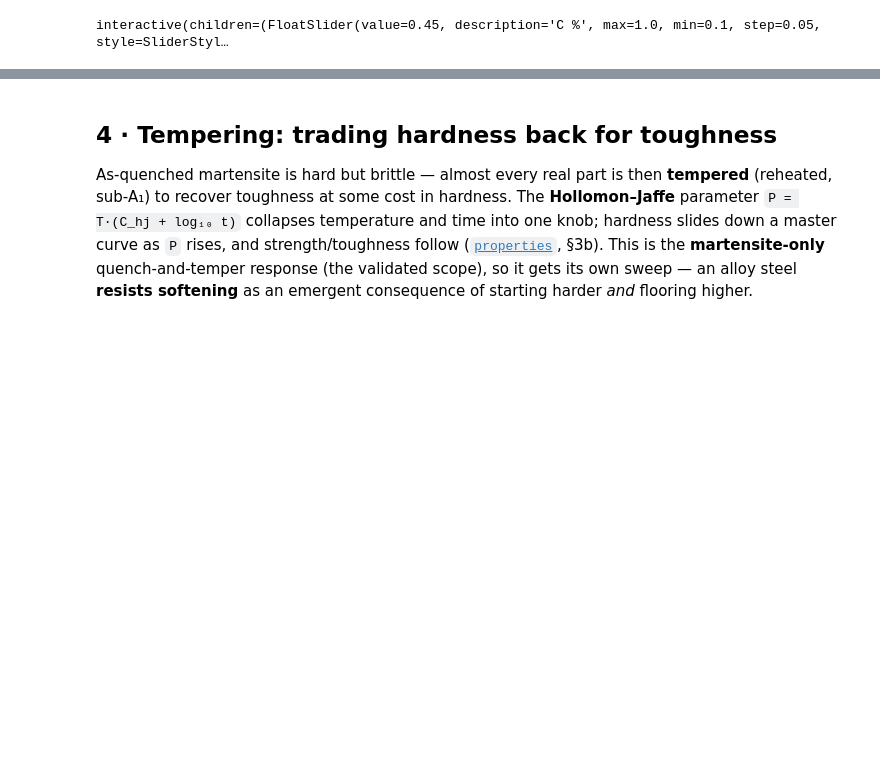
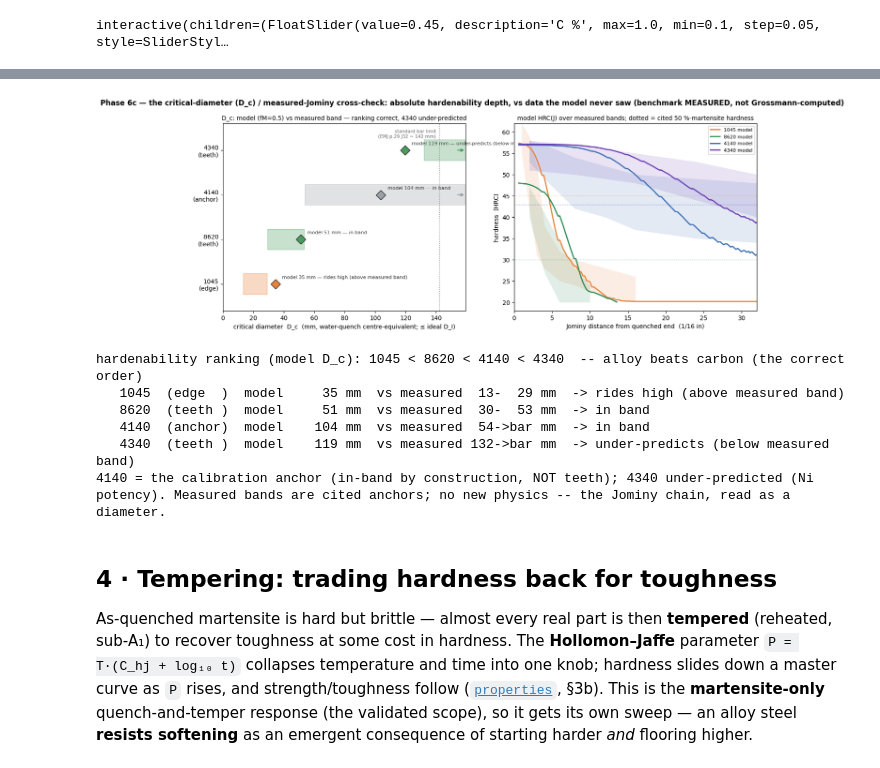
Before and after one commit to BoykoNeov/steel-sim, a Jupyter notebook: steel/steel.ipynb, the cells around one changed output, grey strips where cells are left out. Drawn from its saved outputs; the diff is of its cells as text; code cells hidden in the pictures; blank space fills up the shorter version.

```diff
--- a/steel/steel.ipynb
+++ b/steel/steel.ipynb
@@ -404,3 +410,29 @@ interactive(children=(FloatSlider(value=0.45, description='C %', max=1.0, min=0.
+# %%
+from steel.demo_ideal_diameter import compute as dc_compute
+from steel.plots import ideal_diameter_figure
+
+d = dc_compute()                                    # the cross-check vs measured H-bands (banked static)
+ideal_diameter_figure(d)
+plt.show()
+
+di = {n: d.checks[n].model.Dc_mm for n in d.order}
+ranked = " < ".join(sorted(di, key=lambda n: di[n]))
+print(f"hardenability ranking (model D_c): {ranked}  -- alloy beats carbon (the correct order)")
+for n in d.order:
+    cc = d.checks[n]; me = cc.measured
+    mdi = "off-scale" if not np.isfinite(cc.model.Dc_mm) else f"{cc.model.Dc_mm:4.0f} mm"
+    hi = ">bar" if me.upper_off_scale else f"{me.Dc_max_mm:.0f}"
+    print(f"   {n:5s} ({cc.role:6s})  model {mdi:>9}  vs measured {me.Dc_min_mm:3.0f}-{hi:>4} mm  -> {cc.verdict}")
+print("4140 = the calibration anchor (in-band by construction, NOT teeth); 4340 under-predicted "
+      "(Ni potency). Measured bands are cited anchors; no new physics -- the Jominy chain, read as a diameter.")
+# %% [output]
+[figure, added]
+hardenability ranking (model D_c): 1045 < 8620 < 4140 < 4340  -- alloy beats carbon (the correct order)
+   1045  (edge  )  model     35 mm  vs measured  13-  29 mm  -> rides high (above measured band)
+   8620  (teeth )  model     51 mm  vs measured  30-  53 mm  -> in band
+   4140  (anchor)  model    104 mm  vs measured  54->bar mm  -> in band
+   4340  (teeth )  model    119 mm  vs measured 132->bar mm  -> under-predicts (below measured band)
+4140 = the calibration anchor (in-band by construction, NOT teeth); 4340 under-predicted (Ni potency). Measured bands are cited anchors; no new physics -- the Jominy chain, read as a diameter.
 # %% [markdown]
 ## 4 · Tempering: trading hardness back for toughness
 
```
Also changed, not shown: parts of 10 cells of this notebook, 3 other files.
